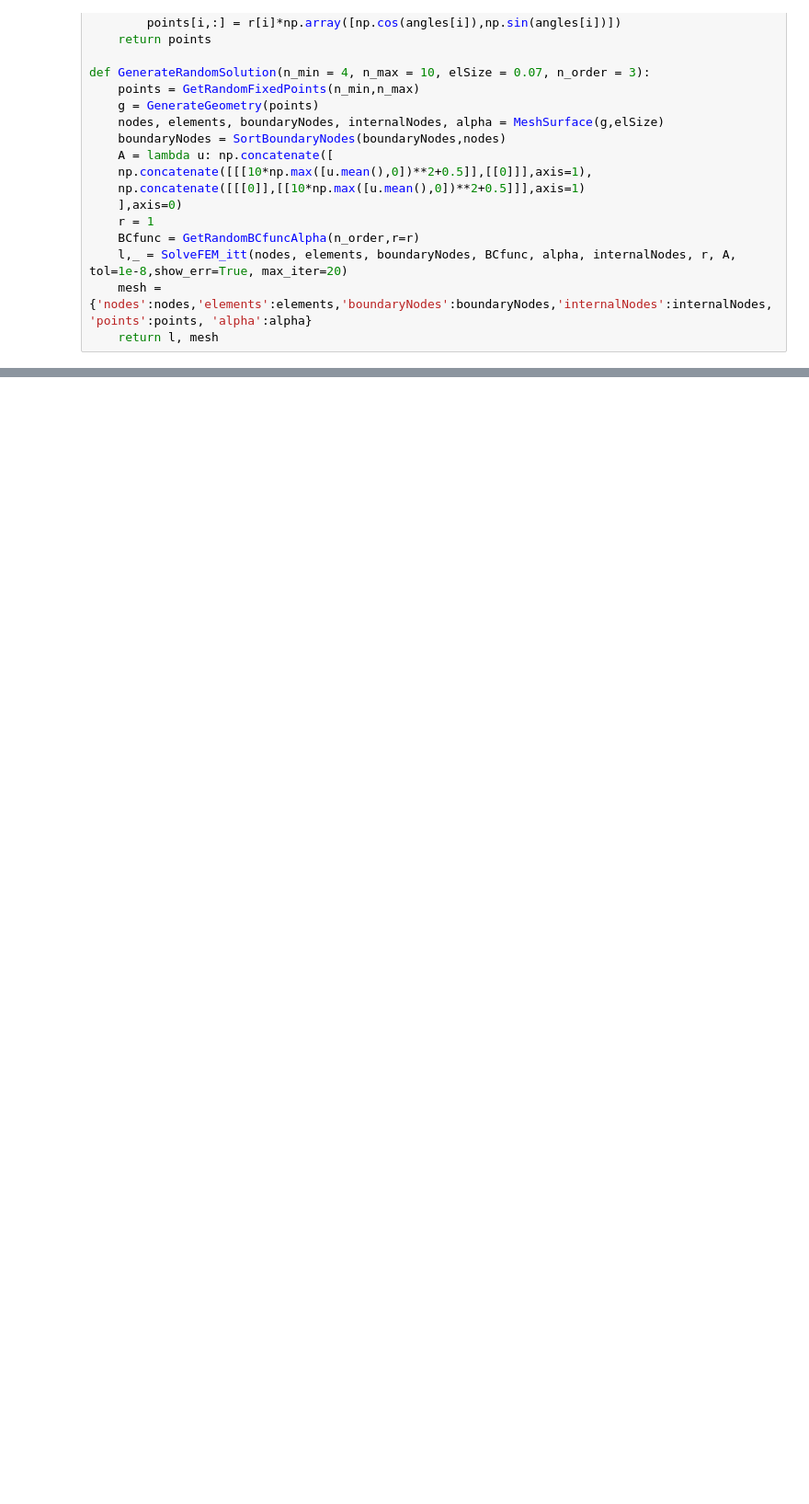
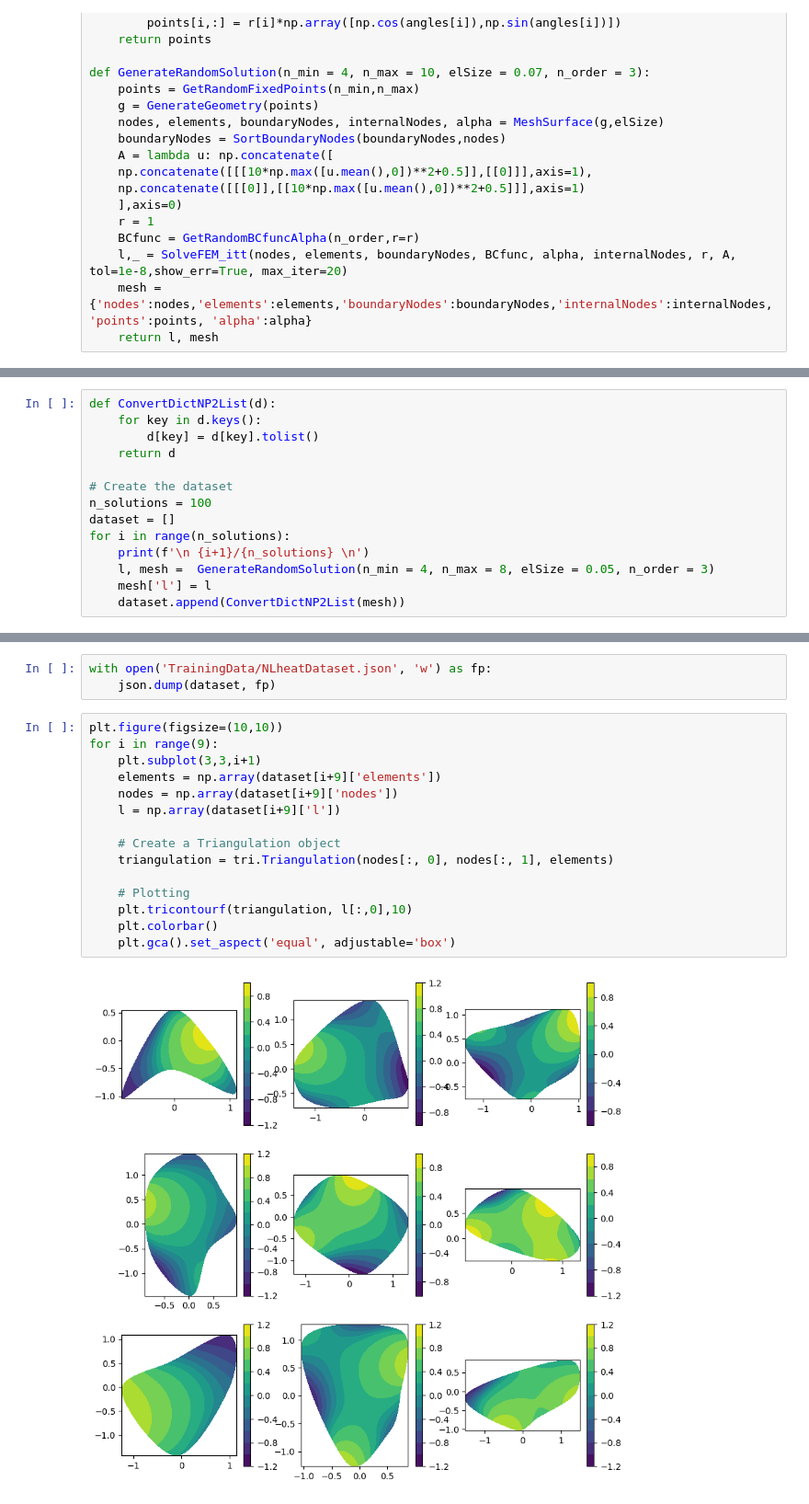
Before and after one commit to jh6220/SINNs-FEM, a Jupyter notebook: CALFEM_test.ipynb, the cells around one changed output, grey strips where cells are left out. Shown at 92% size. Cells and saved outputs as stored; diff of their text form; blank space fills up the shorter version.

```diff
--- a/CALFEM_test.ipynb
+++ b/CALFEM_test.ipynb
@@ -282,0 +279,14 @@ PlotMesh(mesh['nodes'], mesh['boundaryNodes'], mesh['elements'])
+# %%
+def ConvertDictNP2List(d):
+    for key in d.keys():
+        d[key] = d[key].tolist()
+    return d
+
+# Create the dataset
+n_solutions = 100
+dataset = []
+for i in range(n_solutions):
+    print(f'\n {i+1}/{n_solutions} \n')
+    l, mesh =  GenerateRandomSolution(n_min = 4, n_max = 8, elSize = 0.05, n_order = 3)
+    mesh['l'] = l
+    dataset.append(ConvertDictNP2List(mesh))
@@ -282,0 +454,20 @@ PlotMesh(mesh['nodes'], mesh['boundaryNodes'], mesh['elements'])
+# %%
+with open('TrainingData/NLheatDataset.json', 'w') as fp:
+    json.dump(dataset, fp)
+# %%
+plt.figure(figsize=(10,10))
+for i in range(9):
+    plt.subplot(3,3,i+1)
+    elements = np.array(dataset[i+9]['elements'])
+    nodes = np.array(dataset[i+9]['nodes'])
+    l = np.array(dataset[i+9]['l'])
+
+    # Create a Triangulation object
+    triangulation = tri.Triangulation(nodes[:, 0], nodes[:, 1], elements)
+
+    # Plotting
+    plt.tricontourf(triangulation, l[:,0],10)
+    plt.colorbar()
+    plt.gca().set_aspect('equal', adjustable='box')
+# %% [output]
+[figure, added]
```
Also changed, not shown: parts of 11 cells of this notebook, 1 other file.
